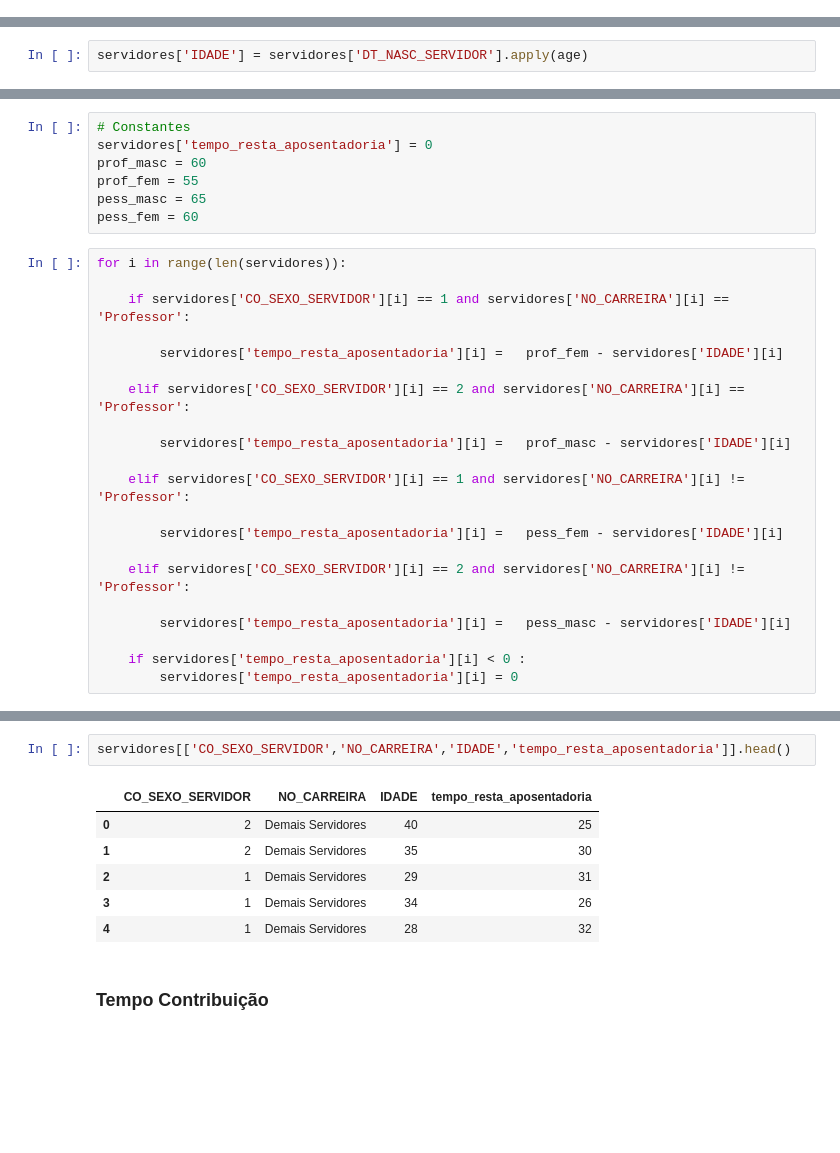
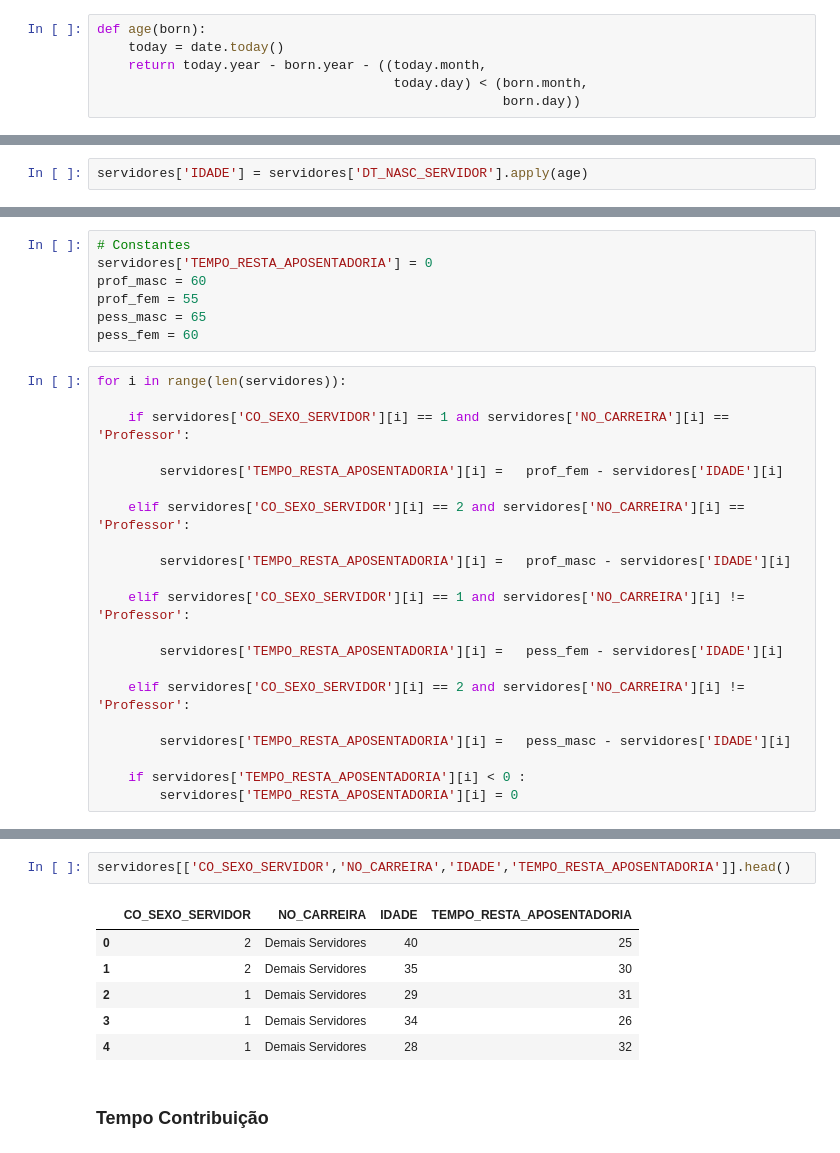
Before and after one commit to alexdesousapereira/CodigosTratamentoRPPS, a Jupyter notebook: PARTE2-CalculoDREAtuarial.ipynb, the cells around one changed output, grey strips where cells are left out. Drawn from its saved outputs; the diff is of its cells as text; blank space fills up the shorter version.

Commit message:
Calculo do Tempo Restante de Aposentadoria V2

```diff
--- a/PARTE2-CalculoDREAtuarial.ipynb
+++ b/PARTE2-CalculoDREAtuarial.ipynb
@@ -498,6 +496,12 @@ servidores.head()
 ## Idade projetada de aposentadoria dos servidores
 # %% [markdown]
 ### Idade Servidores
+# %%
+def age(born):
+    today = date.today()
+    return today.year - born.year - ((today.month,
+                                      today.day) < (born.month,
+                                                    born.day))
 # %%
 servidores['DT_NASC_SERVIDOR']  = pd.to_datetime(servidores['DT_NASC_SERVIDOR'])
 # %%
@@ -507,6 +511,6 @@ servidores['IDADE'] = servidores['DT_NASC_SERVIDOR'].apply(age)
 # %%
 # Constantes
-servidores['tempo_resta_aposentadoria'] = 0
+servidores['TEMPO_RESTA_APOSENTADORIA'] = 0
 prof_masc = 60
 prof_fem = 55
 pess_masc = 65
@@ -516,22 +520,22 @@ for i in range(len(servidores)):
 
     if servidores['CO_SEXO_SERVIDOR'][i] == 1 and servidores['NO_CARREIRA'][i] == 'Professor':
 
-        servidores['tempo_resta_aposentadoria'][i] =   prof_fem - servidores['IDADE'][i]
+        servidores['TEMPO_RESTA_APOSENTADORIA'][i] =   prof_fem - servidores['IDADE'][i]
 
     elif servidores['CO_SEXO_SERVIDOR'][i] == 2 and servidores['NO_CARREIRA'][i] == 'Professor':
 
-        servidores['tempo_resta_aposentadoria'][i] =   prof_masc - servidores['IDADE'][i]
+        servidores['TEMPO_RESTA_APOSENTADORIA'][i] =   prof_masc - servidores['IDADE'][i]
 
     elif servidores['CO_SEXO_SERVIDOR'][i] == 1 and servidores['NO_CARREIRA'][i] != 'Professor':
 
-        servidores['tempo_resta_aposentadoria'][i] =   pess_fem - servidores['IDADE'][i]
+        servidores['TEMPO_RESTA_APOSENTADORIA'][i] =   pess_fem - servidores['IDADE'][i]
 
     elif servidores['CO_SEXO_SERVIDOR'][i] == 2 and servidores['NO_CARREIRA'][i] != 'Professor':
 
-        servidores['tempo_resta_aposentadoria'][i] =   pess_masc - servidores['IDADE'][i]
+        servidores['TEMPO_RESTA_APOSENTADORIA'][i] =   pess_masc - servidores['IDADE'][i]
 
-    if servidores['tempo_resta_aposentadoria'][i] < 0 :
-        servidores['tempo_resta_aposentadoria'][i] = 0
+    if servidores['TEMPO_RESTA_APOSENTADORIA'][i] < 0 :
+        servidores['TEMPO_RESTA_APOSENTADORIA'][i] = 0
 # %% [output]
 A value is trying to be set on a copy of a slice from a DataFrame
 
@@ -552,7 +556,7 @@ See the caveats in the documentation: https://pandas.pydata.org/pandas-docs/stab
 # %%
-servidores[['CO_SEXO_SERVIDOR','NO_CARREIRA','IDADE','tempo_resta_aposentadoria']].head()
+servidores[['CO_SEXO_SERVIDOR','NO_CARREIRA','IDADE','TEMPO_RESTA_APOSENTADORIA']].head()
 # %% [output]
-|  | CO_SEXO_SERVIDOR | NO_CARREIRA | IDADE | tempo_resta_aposentadoria |
+|  | CO_SEXO_SERVIDOR | NO_CARREIRA | IDADE | TEMPO_RESTA_APOSENTADORIA |
 | 0 | 2 | Demais Servidores | 40 | 25 |
 | 1 | 2 | Demais Servidores | 35 | 30 |
 | 2 | 1 | Demais Servidores | 29 | 31 |
```
Also changed, not shown: parts of 28 cells of this notebook.
